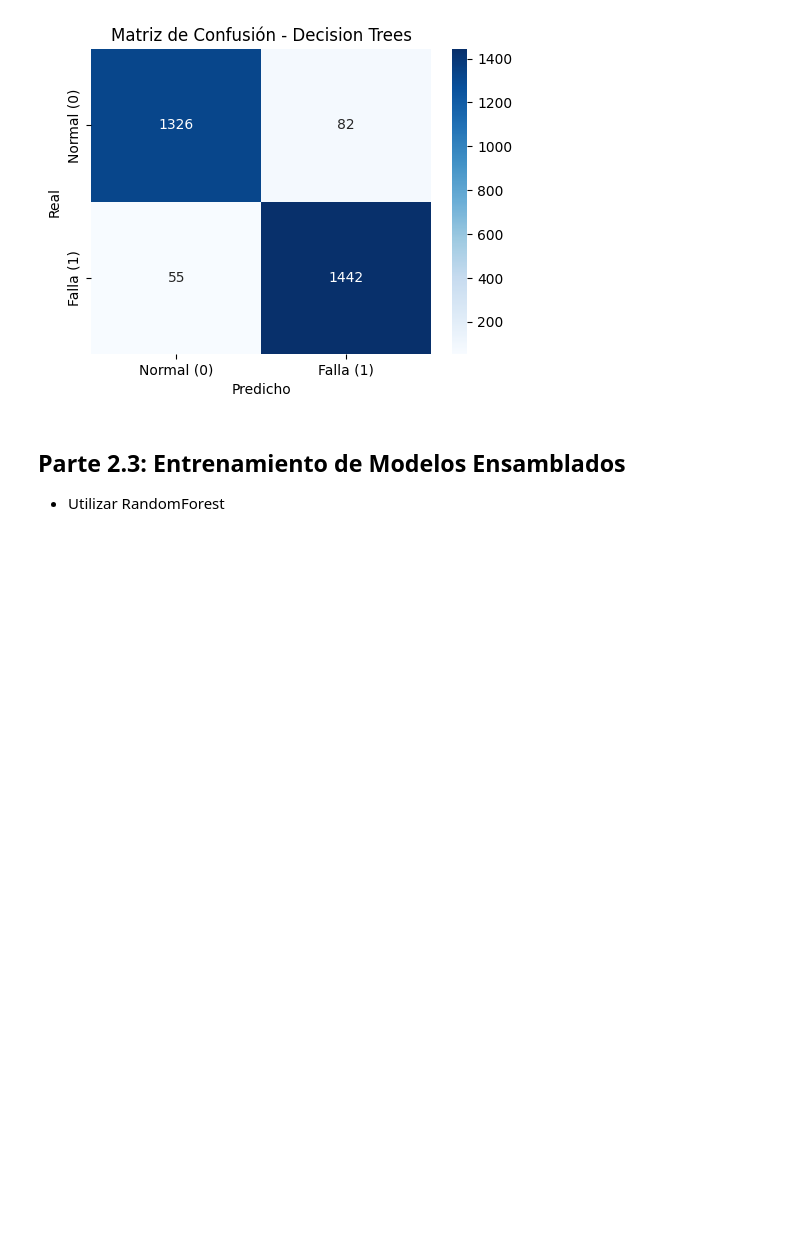
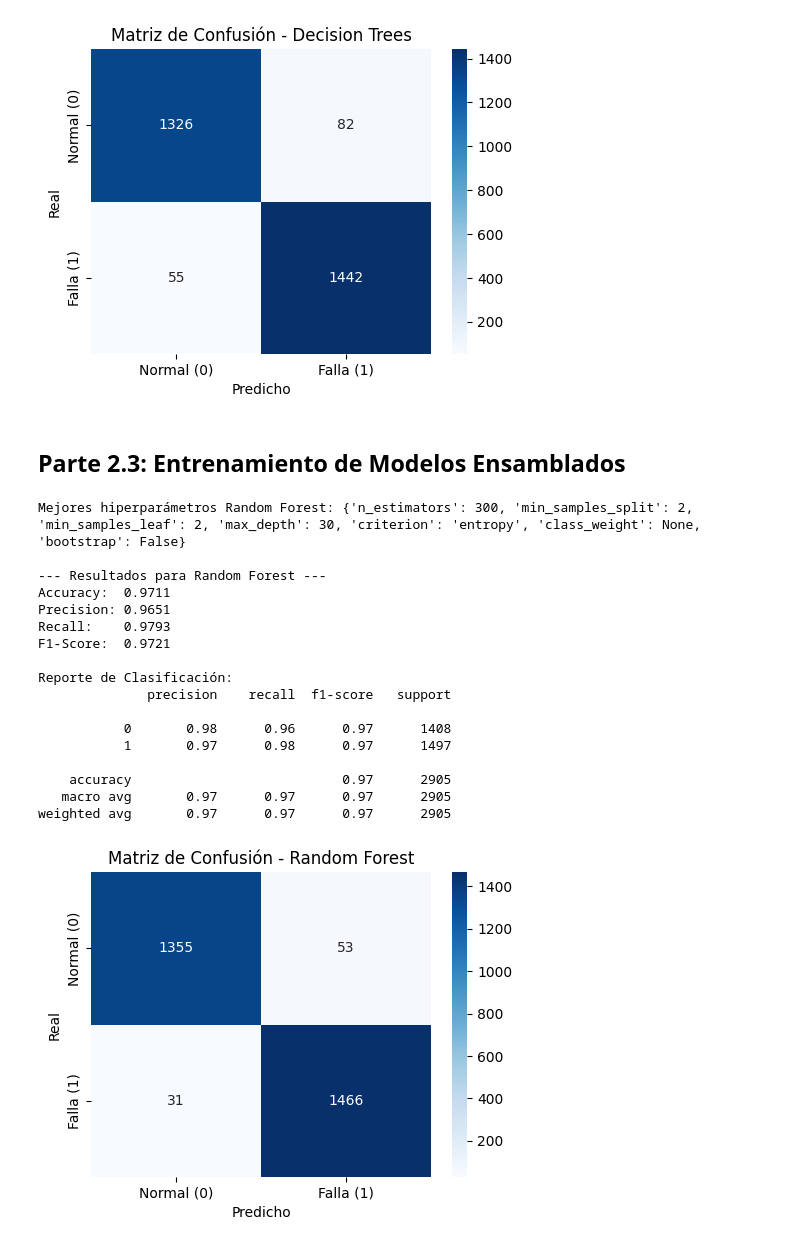
Before and after one commit to gonzag8/TP-Ciencia-de-Datos, a Jupyter notebook: Core/tp_cdd.ipynb, the cells around one changed output. Cells and saved outputs as stored; diff of their text form; code cells hidden in the pictures; blank space fills up the shorter version.

Commit message:
Se agregó el modelo ensamblado RandomForest

```diff
--- a/Core/tp_cdd.ipynb
+++ b/Core/tp_cdd.ipynb
@@ -961,4 +961,48 @@ weighted avg       0.95      0.95      0.95      2905
 [figure]
 # %% [markdown]
 ## Parte 2.3: Entrenamiento de Modelos Ensamblados
-- Utilizar RandomForest
+# %%
+from sklearn.ensemble import RandomForestClassifier
+
+# Definir el espacio de búsqueda para Random Forest
+param_dist_rf = {
+    'n_estimators': [25, 50, 100, 200, 300, 500],
+    'criterion': ['gini', 'entropy'],
+    'max_depth': [None, 5, 10, 15, 20, 30],
+    'min_samples_split': range(2, 20),
+    'min_samples_leaf': range(1, 20),
+    'bootstrap': [True, False],
+    'class_weight': [None, 'balanced']  # ya que tenemos un ligero desbalanceo de clases
+}
+
+rf = RandomForestClassifier(random_state=42)
+
+# Búsqueda de hiperparámetros con Random Search
+rs_rf = RandomizedSearchCV(rf, param_distributions=param_dist_rf,
+                           n_iter=100, cv=5, scoring='f1', random_state=42, n_jobs=-1)
+rs_rf.fit(X_train, y_train)
+
+print(f"Mejores hiperparámetros Random Forest: {rs_rf.best_params_}\n")
+
+# Evaluar el mejor modelo encontrado
+best_rf = rs_rf.best_estimator_
+evaluate_model(best_rf, X_test, y_test, "Random Forest")
+# %% [output]
+Mejores hiperparámetros Random Forest: {'n_estimators': 300, 'min_samples_split': 2, 'min_samples_leaf': 2, 'max_depth': 30, 'criterion': 'entropy', 'class_weight': None, 'bootstrap': False}
+
+--- Resultados para Random Forest ---
+Accuracy:  0.9711
+Precision: 0.9651
+Recall:    0.9793
+F1-Score:  0.9721
+
+Reporte de Clasificación:
+              precision    recall  f1-score   support
+
+           0       0.98      0.96      0.97      1408
+           1       0.97      0.98      0.97      1497
+
+    accuracy                           0.97      2905
+   macro avg       0.97      0.97      0.97      2905
+weighted avg       0.97      0.97      0.97      2905
+[figure, added]
```
Also changed, not shown: parts of 1 cell of this notebook.
